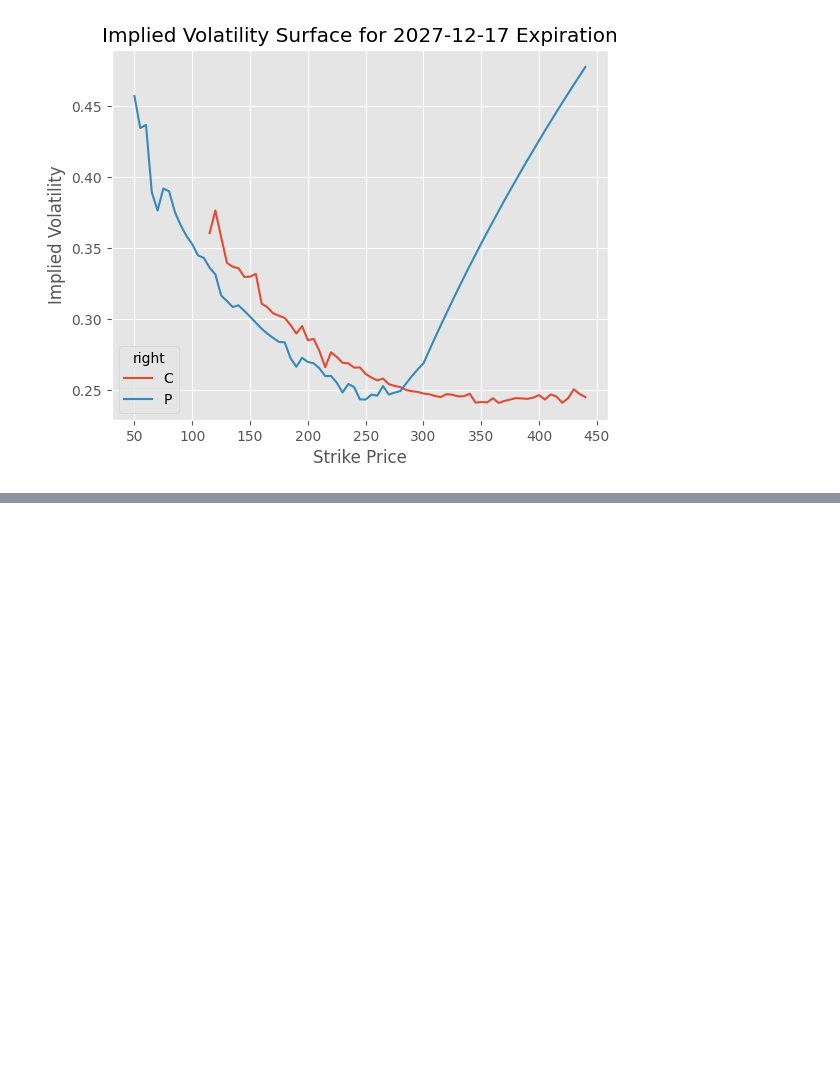
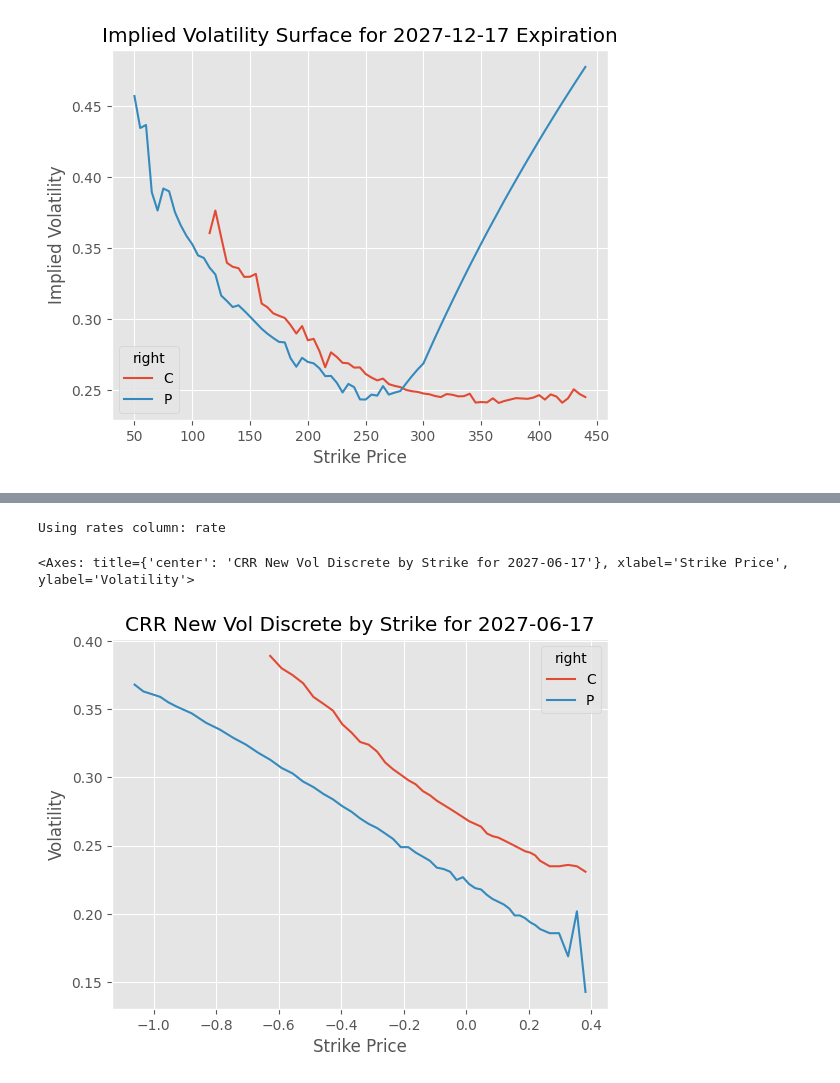
Before and after one commit to Zino-ctrlZ/QuantTools, a Jupyter notebook: module_test/raw_code/optionlib_2/notebooks/ssvi_model_mod.ipynb, the cells around one changed output, grey strips where cells are left out. Drawn from its saved outputs; the diff is of its cells as text; code cells hidden in the pictures; blank space fills up the shorter version.

```diff
--- a/module_test/raw_code/optionlib_2/notebooks/ssvi_model_mod.ipynb
+++ b/module_test/raw_code/optionlib_2/notebooks/ssvi_model_mod.ipynb
@@ -3060,0 +3189,49 @@ tester[tester.expiration == exp].pivot_table(
+# %%
+junkless_chain_copy = junkless_chain.merge(
+    forward_discount_curve_v2,
+    on='expiration',
+    how='left'
+)
+
+vols = get_discrete_crr_vol_on_chain(
+    junkless_chain_copy,
+    rates_col_name='rate',
+    valuation_date=test_valuation_date,
+)
+# %% [output]
+Using rates column: rate
+# %%
+junkless_chain_copy['crr_new_vol_discrete'] = vols
+junkless_chain_copy['crr_new_vol_discrete'].describe()
+junkless_chain_copy['crr_vol_discrete'] - junkless_chain_copy['crr_new_vol_discrete']
+junkless_chain_copy['european_price_crr_vols'] = black_scholes_vectorized(
+    F = junkless_chain_copy['implied_f'].to_numpy(),
+    K = junkless_chain_copy['strike'].to_numpy(),
+    T = junkless_chain_copy['t'].to_numpy(),
+    r =  junkless_chain_copy['rate'].to_numpy(),
+    sigma = junkless_chain_copy['crr_new_vol_discrete'].to_numpy(),
+    option_type= junkless_chain_copy['right'].str.lower().to_numpy(),
+)
+eu_vols = get_bs_vol_on_chain(
+    junkless_chain_copy,
+    test_valuation_date,
+    'rate',
+    forward_col_name='implied_f',
+    mid_col_name='european_price_crr_vols'
+)
+junkless_chain_copy['european_vols'] = eu_vols
+# %%
+exp = '2027-06-17'
+junkless_chain_copy[junkless_chain_copy.expiration == exp].pivot_table(
+    columns = 'right',
+    index = 'log_moneyness',
+    values = 'european_vols',
+    aggfunc='mean'
+). sort_index(ascending=False).round(3).plot(
+    title='CRR New Vol Discrete by Strike for 2027-06-17',
+    ylabel='Volatility',
+    xlabel='Strike Price'
+)
+# %% [output]
+<Axes: title={'center': 'CRR New Vol Discrete by Strike for 2027-06-17'}, xlabel='Strike Price', ylabel='Volatility'>
+[figure, added]
```
Also changed, not shown: parts of 10 cells of this notebook, 10 other files.
